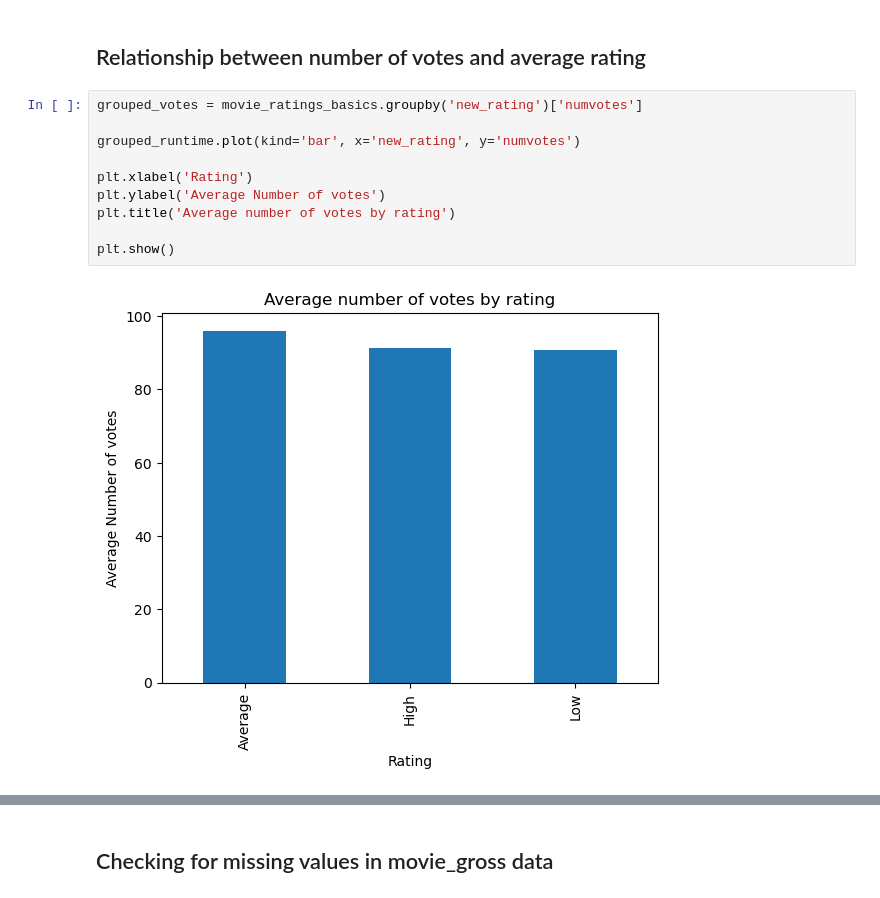
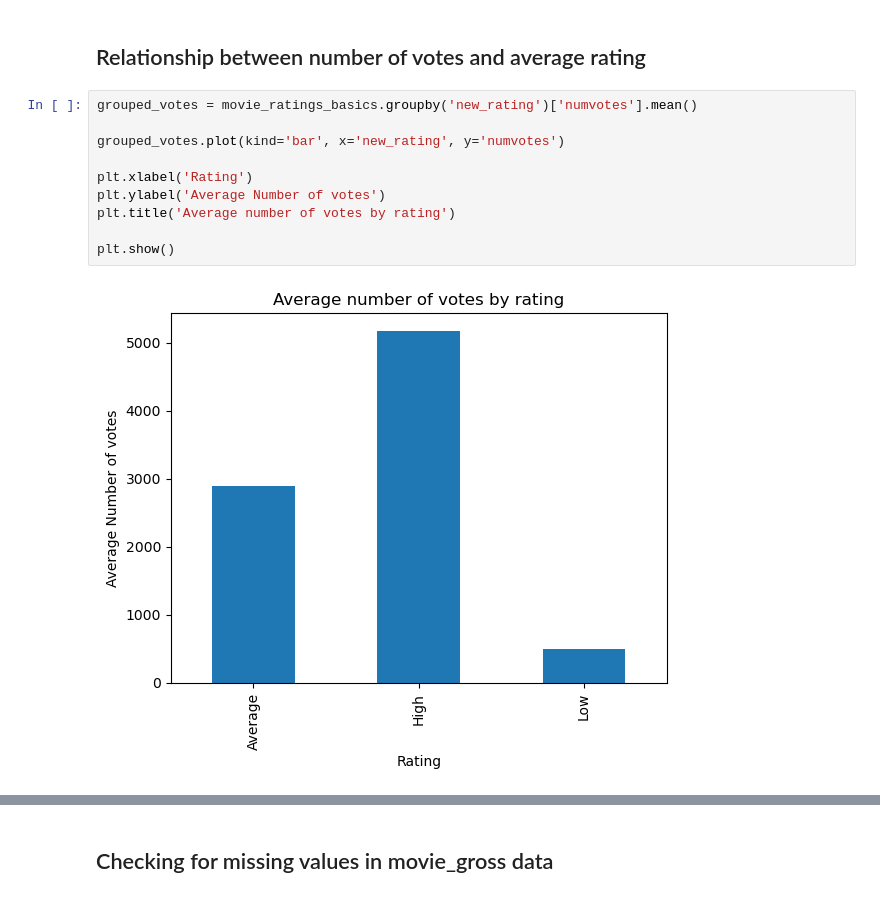
Before and after one commit to billymwangi/test, a Jupyter notebook: student.ipynb, the cells around one changed output, grey strips where cells are left out. Saved outputs shown, nothing was run; the diff lists cells and outputs as text.

```diff
--- a/student.ipynb
+++ b/student.ipynb
@@ -405,14 +400,14 @@ It seems there isn`t much of a relationship between the average movie runtime an
 # %% [markdown]
 ## Relationship between number of votes and average rating
 # %%
-grouped_votes = movie_ratings_basics.groupby('new_rating')['numvotes']
+grouped_votes = movie_ratings_basics.groupby('new_rating')['numvotes'].mean()
 
-grouped_runtime.plot(kind='bar', x='new_rating', y='numvotes')
+grouped_votes.plot(kind='bar', x='new_rating', y='numvotes')
 
 plt.xlabel('Rating')
 plt.ylabel('Average Number of votes')
 plt.title('Average number of votes by rating')
 
 plt.show()
 # %% [output]
-[figure, old version]
+[figure, new version]
```
Also changed, not shown: parts of 10 cells of this notebook.
